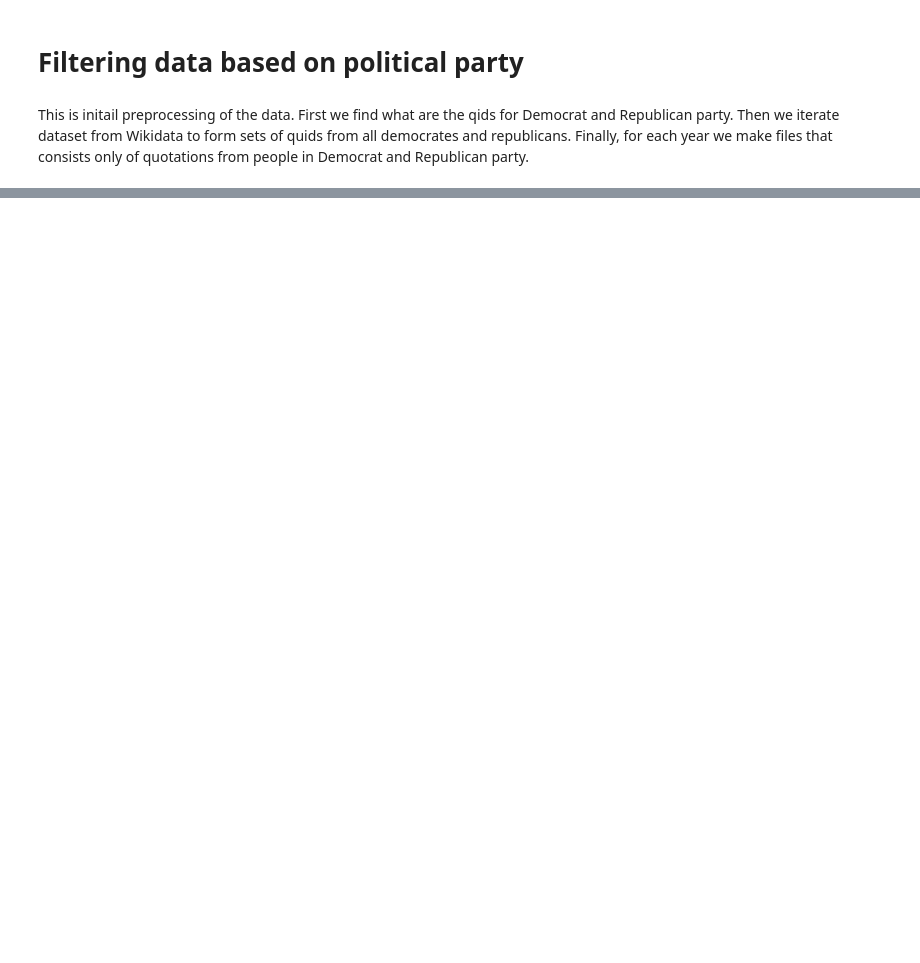
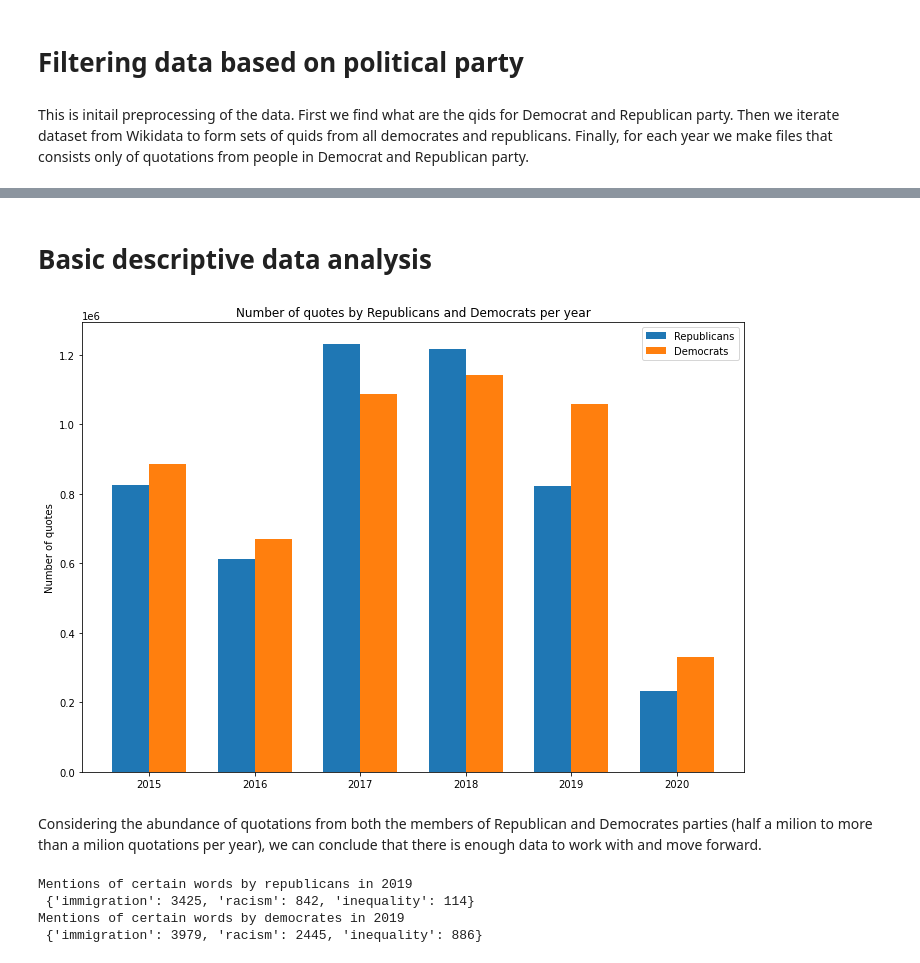
Before and after one commit to gojkoc54/ada-2021-project-limunada, a Jupyter notebook: src/basic_cleaning_and_filtering.ipynb, the cells around one changed output, grey strips where cells are left out. Cells and saved outputs as stored; diff of their text form; code cells hidden in the pictures; blank space fills up the shorter version.

Commit message:
Fix democrates/republicans, add basic data analysis

```diff
--- a/src/basic_cleaning_and_filtering.ipynb
+++ b/src/basic_cleaning_and_filtering.ipynb
@@ -322,0 +330,50 @@ for year in range(2015, 2021):
+# %% [markdown]
+# Basic descriptive data analysis
+# %%
+# Go through the bz2 file and count the number of objects
+def count_number_of_quotes(s_file):
+  cnt = 0
+  for instance in s_file:
+      cnt += 1
+  return cnt
+# %%
+counts = {'republicans' : [], 'democrates' : []}
+
+# Find the counts of members of both parties per year
+for year in range(2015, 2021):
+  path_to_republicans = f'/content/drive/MyDrive/Quotebank_limunADA/quotes-republicans-{year}.json.bz2'
+  path_to_democrates = f'/content/drive/MyDrive/Quotebank_limunADA/quotes-democrates-{year}.json.bz2'
+
+  # Count the numbers of rows (quotes) in extracted files
+  with bz2.open(path_to_republicans, 'rb') as s_file:
+    counts['republicans'].append((year, count_number_of_quotes(s_file)))
+
+  with bz2.open(path_to_democrates, 'rb') as s_file:
+    counts['democrates'].append((year, count_number_of_quotes(s_file)))
+# %%
+# Plot the results as a bar chart
+
+labels = list(range(2015, 2021))
+
+republicans_cnt_per_year = [t[1] for t in counts['republicans']]
+democrats_cnt_per_year = [t[1] for t in counts['democrates']]
+
+x = np.arange(len(labels))
+width = 0.35
+
+fig, ax = plt.subplots(figsize=(10,7))
+rects1 = ax.bar(x - width/2, republicans_cnt_per_year, width, label='Republicans')
+rects2 = ax.bar(x + width/2, democrats_cnt_per_year, width, label='Democrats')
+
+ax.set_ylabel('Number of quotes')
+ax.set_title('Number of quotes by Republicans and Democrats per year')
+ax.set_xticks(x)
+ax.set_xticklabels(labels)
+
+ax.legend()
+fig.tight_layout()
+plt.show()
+# %% [output]
+[figure, added]
+# %% [markdown]
+Considering the abundance of quotations from both the members of Republican and Democrates parties (half a milion to more than a milion quotations per year), we can conclude that there is enough data to work with and move forward.
@@ -322,0 +399,8 @@ for year in range(2015, 2021):
+# %%
+print('Mentions of certain words by republicans in 2019\n', counted_mentions_republicans)
+print('Mentions of certain words by democrates in 2019\n', counted_mentions_democrates)
+# %% [output]
+Mentions of certain words by republicans in 2019
+ {'immigration': 3425, 'racism': 842, 'inequality': 114}
+Mentions of certain words by democrates in 2019
+ {'immigration': 3979, 'racism': 2445, 'inequality': 886}
```
Also changed, not shown: parts of 7 cells of this notebook, 1 other file.
